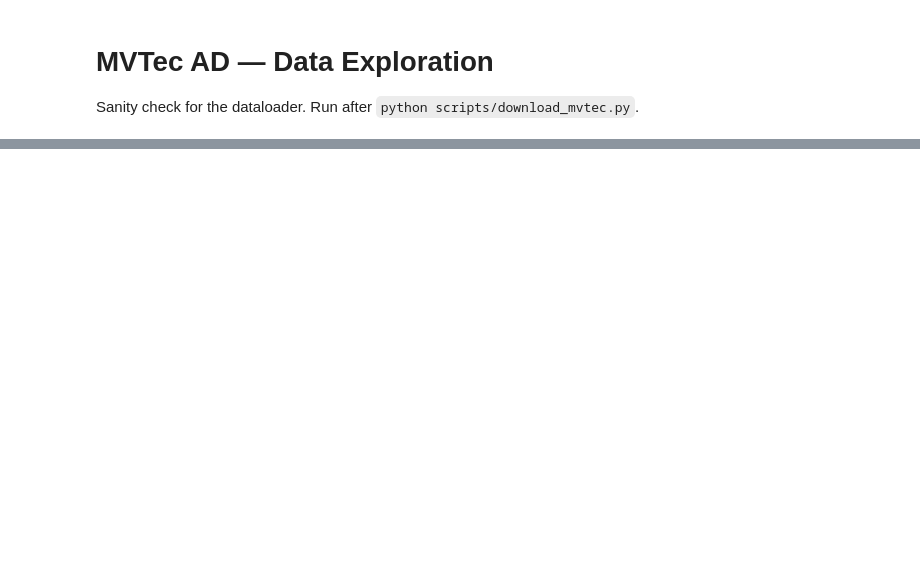
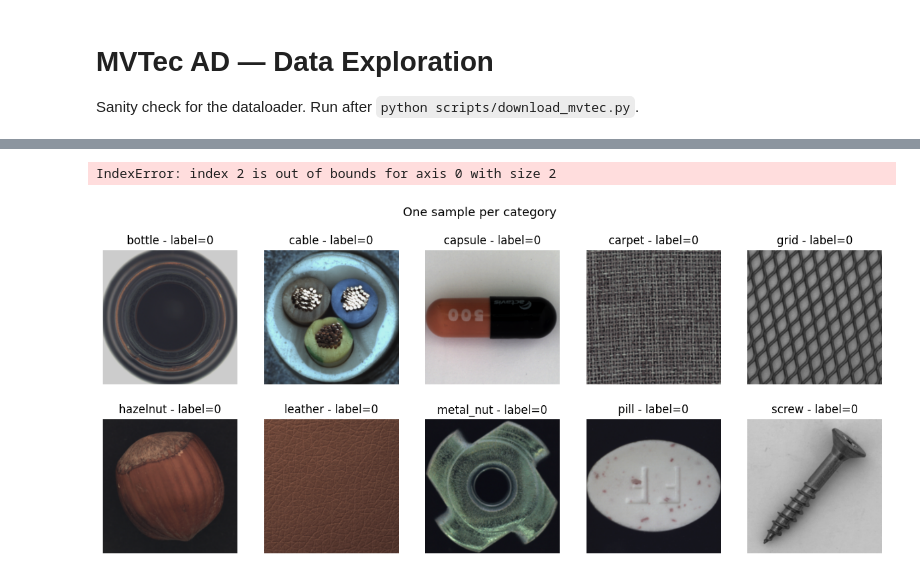
Before and after one commit to alisayedahmad/EdgeVision_Compress, a Jupyter notebook: notebooks/01_data_exploration.ipynb, the cells around one changed output, grey strips where cells are left out. Saved outputs shown, nothing was run; the diff lists cells and outputs as text; code cells hidden in the pictures; blank space fills up the shorter version.

```diff
--- a/notebooks/01_data_exploration.ipynb
+++ b/notebooks/01_data_exploration.ipynb
@@ -26,3 +92,29 @@ print(f'Test  : {len(test_ds)} samples')
+# %%
+# visualise 1 sample for each category
+n_cols = 5
+n_rows = (len(categories) + n_cols - 1) // n_cols
+
+fig, axes = plt.subplots(n_rows, n_cols, figsize=(15, 4 * n_rows))
+fig.suptitle('One sample per category', fontsize=13)
+
+axes = axes.flatten()
+
+for i, category in enumerate(categories):
+    ds = MVTecDataset(DATA_ROOT, category, 'train')
+    item = ds[0]
+    ax = axes[i]
+    ax.imshow(denorm(item['image']))
+    ax.set_title(f'{category} - label={item["label"]}')
+    ax.axis('off')
+
+for ax in axes[len(categories):]:
+    ax.axis('off')
+
+plt.tight_layout()
+plt.show()
+# %% [output]
+IndexError: index 2 is out of bounds for axis 0 with size 2
+[figure, added]
 # %%
 # visualise 4 training samples (all normal)
 fig, axes = plt.subplots(1, 4, figsize=(14, 4))
```
Also changed, not shown: parts of 6 cells of this notebook.
